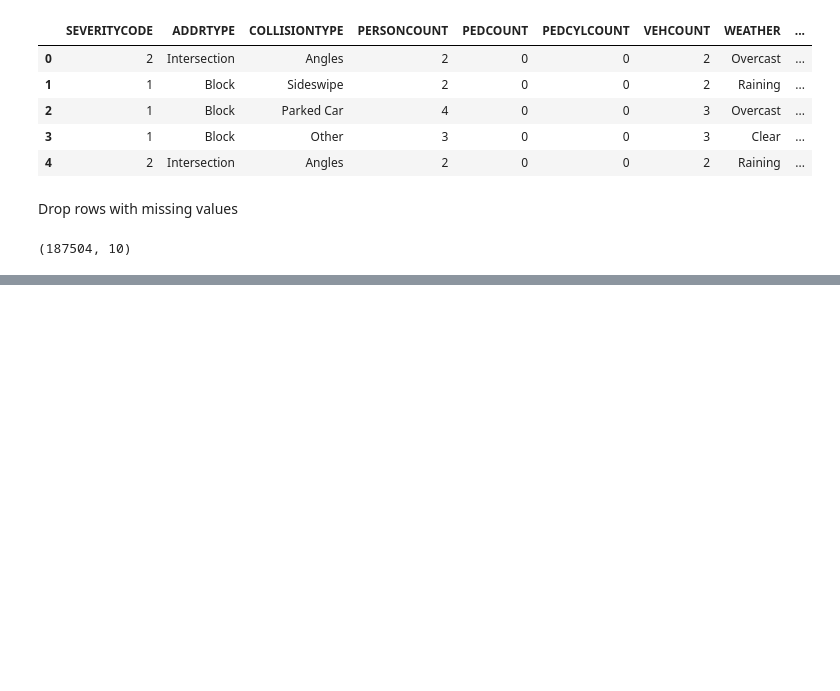
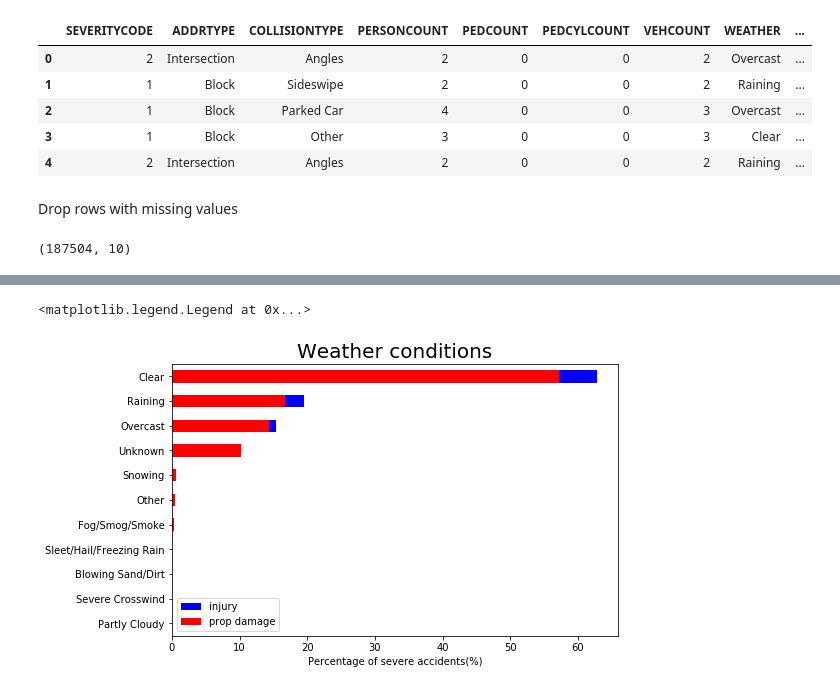
Before and after one commit to mattc1324/Capstone_project, a Jupyter notebook: git test.ipynb, the cells around one changed output, grey strips where cells are left out. Saved outputs shown, nothing was run; the diff lists cells and outputs as text; code cells hidden in the pictures; blank space fills up the shorter version.

```diff
--- a/git test.ipynb
+++ b/git test.ipynb
@@ -92,0 +105,3 @@ df2.shape
+# %%
+df3=df2.loc[df['SEVERITYCODE'] == 2]
+df3
@@ -92,0 +127,3 @@ df2.shape
+# %%
+df4=df2.loc[df['SEVERITYCODE'] == 1]
+df4
@@ -92,0 +149,10 @@ df2.shape
+# %%
+plt.figure(figsize=(8,5))
+ax0 = df3['WEATHER'].value_counts(ascending=True, normalize=True).mul(100).plot.barh(color='blue', label='injury')
+ax1 = df4['WEATHER'].value_counts( ascending=True, normalize=True).mul(100).plot.barh(color='red', label='prop damage')
+plt.title("Weather conditions", fontsize=20)
+plt.xlabel("Percentage of severe accidents(%)")
+plt.legend()
+# %% [output]
+<matplotlib.legend.Legend at 0x...>
+[figure, added]
```
Also changed, not shown: parts of 8 cells of this notebook.
